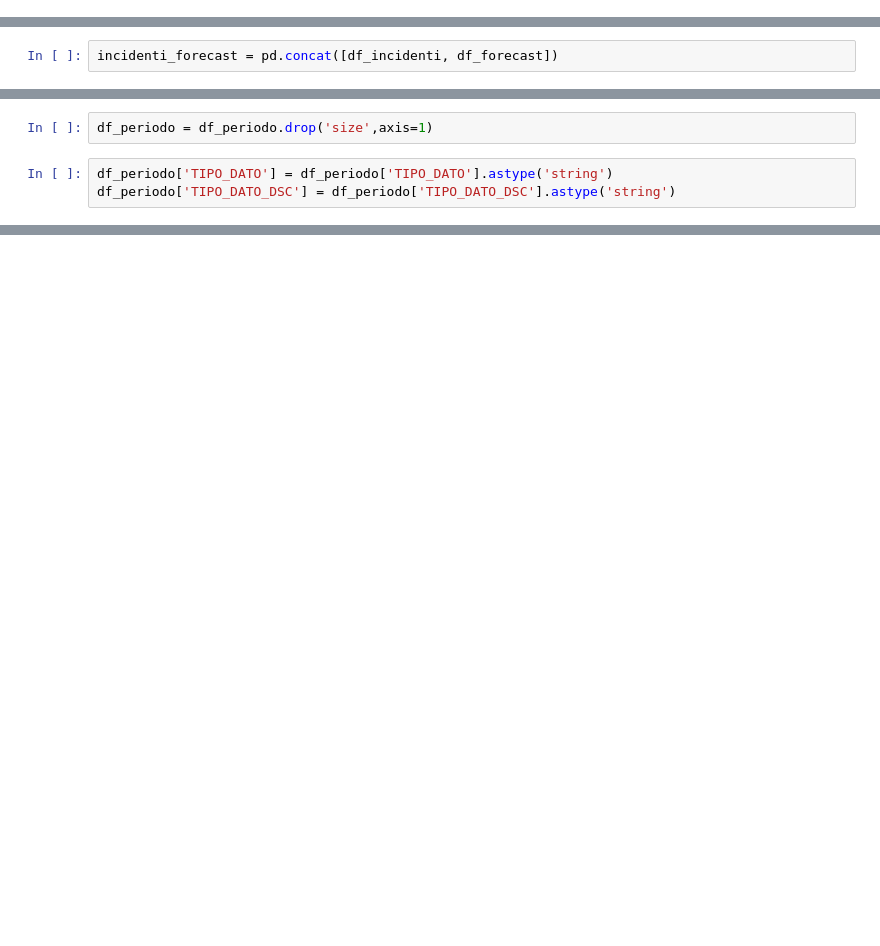
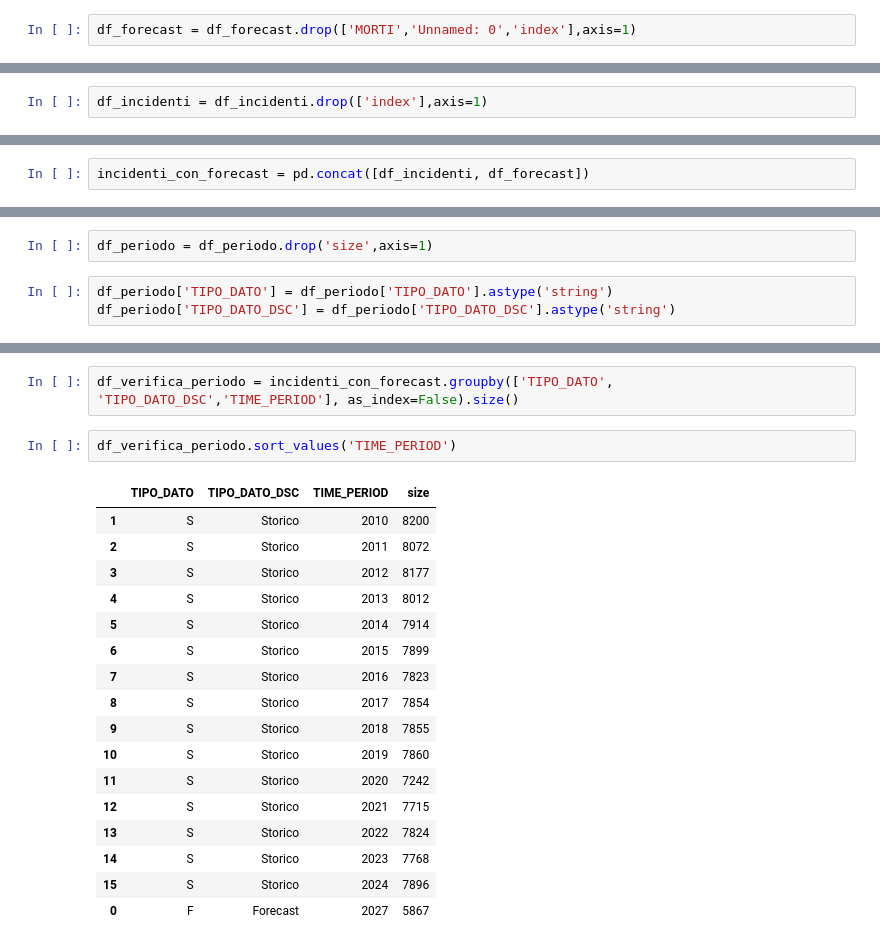
Before and after one commit to pd19nl/ProgettoFinale, a Jupyter notebook: 04_A_ANALISI_STATISTICA_CON_OLS.ipynb, the cells around one changed output, grey strips where cells are left out. Drawn from its saved outputs; the diff is of its cells as text; blank space fills up the shorter version.

```diff
--- a/04_A_ANALISI_STATISTICA_CON_OLS.ipynb
+++ b/04_A_ANALISI_STATISTICA_CON_OLS.ipynb
@@ -775,4 +796,6 @@ Index(['index', 'TIME_PERIOD', 'COD_RIP', 'DEN_RIP', 'COD_REG', 'DEN_REG',
       dtype='object')
+# %%
+df_forecast = df_forecast.drop(['MORTI','Unnamed: 0','index'],axis=1)
 # %%
 df_forecast.columns
 # %% [output]
@@ -781,2 +805,4 @@ Index(['index', 'TIME_PERIOD', 'PRO_COM', 'POP_AL_KMQ', 'RESULT', 'OBS_VALUE',
       dtype='object')
+# %%
+df_incidenti = df_incidenti.drop(['index'],axis=1)
 # %%
@@ -829,4 +825,4 @@ M       Morti          1082
 dtype: int64
 # %%
-incidenti_forecast = pd.concat([df_incidenti, df_forecast])
+incidenti_con_forecast = pd.concat([df_incidenti, df_forecast])
 # %%
@@ -877 +883,23 @@ pd_common.SalvaDataset(df_periodo, f"PeriodoDato",False)
       Il file salvato c:\progetto_dataanalyst\progettofinale\Analisi/PeriodoDato.csv
+# %%
+df_verifica_periodo = incidenti_con_forecast.groupby(['TIPO_DATO', 'TIPO_DATO_DSC','TIME_PERIOD'], as_index=False).size()
+# %%
+df_verifica_periodo.sort_values('TIME_PERIOD')
+# %% [output]
+|  | TIPO_DATO | TIPO_DATO_DSC | TIME_PERIOD | size |
+| 1 | S | Storico | 2010 | 8200 |
+| 2 | S | Storico | 2011 | 8072 |
+| 3 | S | Storico | 2012 | 8177 |
+| 4 | S | Storico | 2013 | 8012 |
+| 5 | S | Storico | 2014 | 7914 |
+| 6 | S | Storico | 2015 | 7899 |
+| 7 | S | Storico | 2016 | 7823 |
+| 8 | S | Storico | 2017 | 7854 |
+| 9 | S | Storico | 2018 | 7855 |
+| 10 | S | Storico | 2019 | 7860 |
+| 11 | S | Storico | 2020 | 7242 |
+| 12 | S | Storico | 2021 | 7715 |
+| 13 | S | Storico | 2022 | 7824 |
+| 14 | S | Storico | 2023 | 7768 |
+| 15 | S | Storico | 2024 | 7896 |
+| 0 | F | Forecast | 2027 | 5867 |
```
Also changed, not shown: parts of 31 cells of this notebook, 2 other files.
